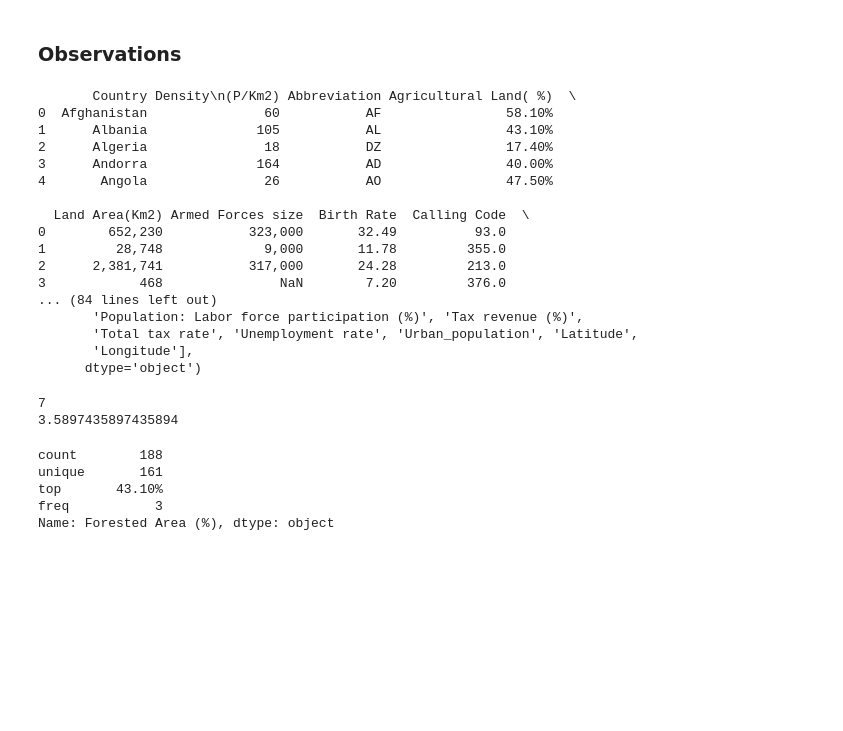
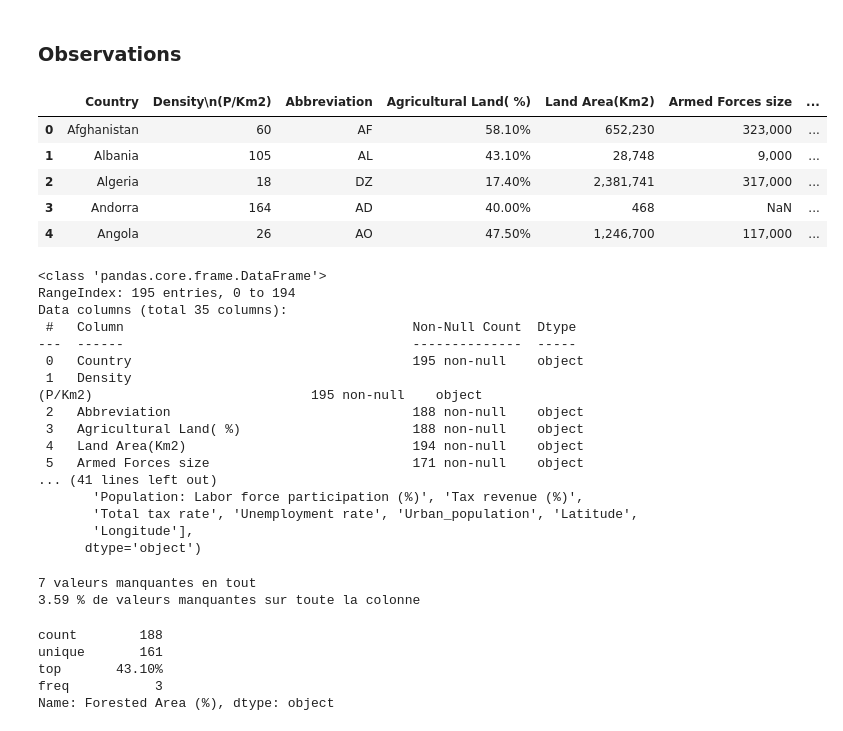
Before and after one commit to Sebastien-Luc-Soncini/Projet-Fil-Rouge-Foret, a Jupyter notebook: Projet_Fil_Rouge_Foret/foret.ipynb, the cells around one changed output. Cells and saved outputs as stored; diff of their text form; code cells hidden in the pictures; blank space fills up the shorter version.

```diff
--- a/foret.ipynb
+++ b/Projet_Fil_Rouge_Foret/foret.ipynb
@@ -34,27 +34,36 @@ Conversion terminée.
 # %%
 # on regarde le nb de colonnes etc... sur le fichier csv d'origine
 
 import pandas as pd
 
-df = pd.read_csv("/Users/sebastiensoncini/Documents/DataRockstars/foret.csv", sep=",")      # read_csv pour pour lire le fichier csv et le transformer en dataframe
+df = pd.read_csv("/Users/sebastiensoncini/Documents/DataRockstars/Projet_Fil_Rouge_Foret/foret.csv", sep=",")      # read_csv pour pour lire le fichier csv et le transformer en dataframe
 
-print(df.head())                                                                            # head() pour afficher les premières lignes
+pd.set_option('display.max_columns', None)
+display(df.head())                                                                          # head() pour afficher les premières lignes
+pd.reset_option('display.max_columns', None)
+
 print(df.info())                                                                            # info() donne le nb de lignes, de colonnes, de valeurs non-null, le type de donnée...
 print(df.columns)                                                                           # columns pour voir les noms des colonnes
 # %% [output]
+|  | Country | Density\n(P/Km2) | Abbreviation | Agricultural Land( %) | Land Area(Km2) | Armed Forces size | ... |
+| 0 | Afghanistan | 60 | AF | 58.10% | 652,230 | 323,000 | ... |
+| 1 | Albania | 105 | AL | 43.10% | 28,748 | 9,000 | ... |
+| 2 | Algeria | 18 | DZ | 17.40% | 2,381,741 | 317,000 | ... |
+| 3 | Andorra | 164 | AD | 40.00% | 468 | NaN | ... |
+| 4 | Angola | 26 | AO | 47.50% | 1,246,700 | 117,000 | ... |
-       Country Density\n(P/Km2) Abbreviation Agricultural Land( %)  \
-0  Afghanistan               60           AF                58.10%
-1      Albania              105           AL                43.10%
-2      Algeria               18           DZ                17.40%
-3      Andorra              164           AD                40.00%
-4       Angola               26           AO                47.50%
-
-  Land Area(Km2) Armed Forces size  Birth Rate  Calling Code  \
-0        652,230           323,000       32.49          93.0
-1         28,748             9,000       11.78         355.0
-2      2,381,741           317,000       24.28         213.0
-3            468               NaN        7.20         376.0
-... (84 lines left out)
+<class 'pandas.core.frame.DataFrame'>
+RangeIndex: 195 entries, 0 to 194
+Data columns (total 35 columns):
+ #   Column                                     Non-Null Count  Dtype
+---  ------                                     --------------  -----
+ 0   Country                                    195 non-null    object
+ 1   Density
+(P/Km2)                            195 non-null    object
+ 2   Abbreviation                               188 non-null    object
+ 3   Agricultural Land( %)                      188 non-null    object
+ 4   Land Area(Km2)                             194 non-null    object
+ 5   Armed Forces size                          171 non-null    object
+... (41 lines left out)
        'Population: Labor force participation (%)', 'Tax revenue (%)',
        'Total tax rate', 'Unemployment rate', 'Urban_population', 'Latitude',
        'Longitude'],
@@ -64,14 +73,16 @@ print(df.columns)
 
 # on regarde le nombre de valeurs manquantes
 
-print(df["Forested Area (%)"].isna().sum())                     # isna() pour détecter les valeurs manquantes et sum() pour en faire le total ; isna() tout seul donnerait un True ou un False
+FM = df["Forested Area (%)"].isna().sum()
+print(f"{FM} valeurs manquantes en tout")                     # isna() pour détecter les valeurs manquantes et sum() pour en faire le total ; isna() tout seul donnerait un True ou un False
 
 # on regarde la proportion de valeurs manquantes
 
-print(df["Forested Area (%)"].isna().mean() * 100)              # mean() pour calculer la moyenne et * 100 pour exprimer une valeur de pourcentage
+FP = df["Forested Area (%)"].isna().mean() * 100                # mean() pour calculer la moyenne et * 100 pour exprimer une valeur de pourcentage
+print(f"{FP:.2f} % de valeurs manquantes sur toute la colonne")
 # %% [output]
-7
-3.5897435897435894
+7 valeurs manquantes en tout
+3.59 % de valeurs manquantes sur toute la colonne
 # %%
 # toujours la colonne des surfaces forestières
 
```
Also changed, not shown: parts of 21 cells of this notebook, 5 other files.
